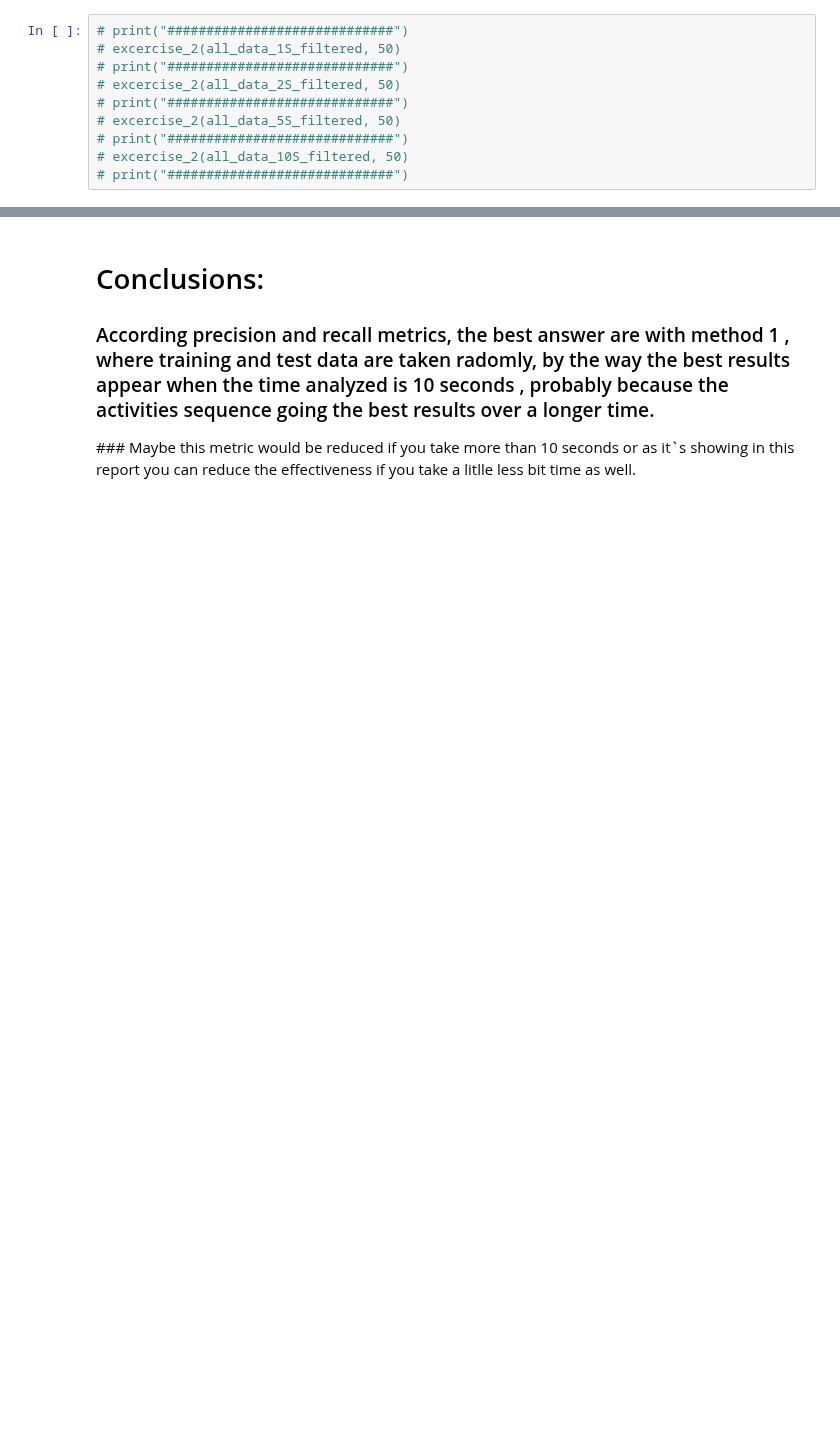
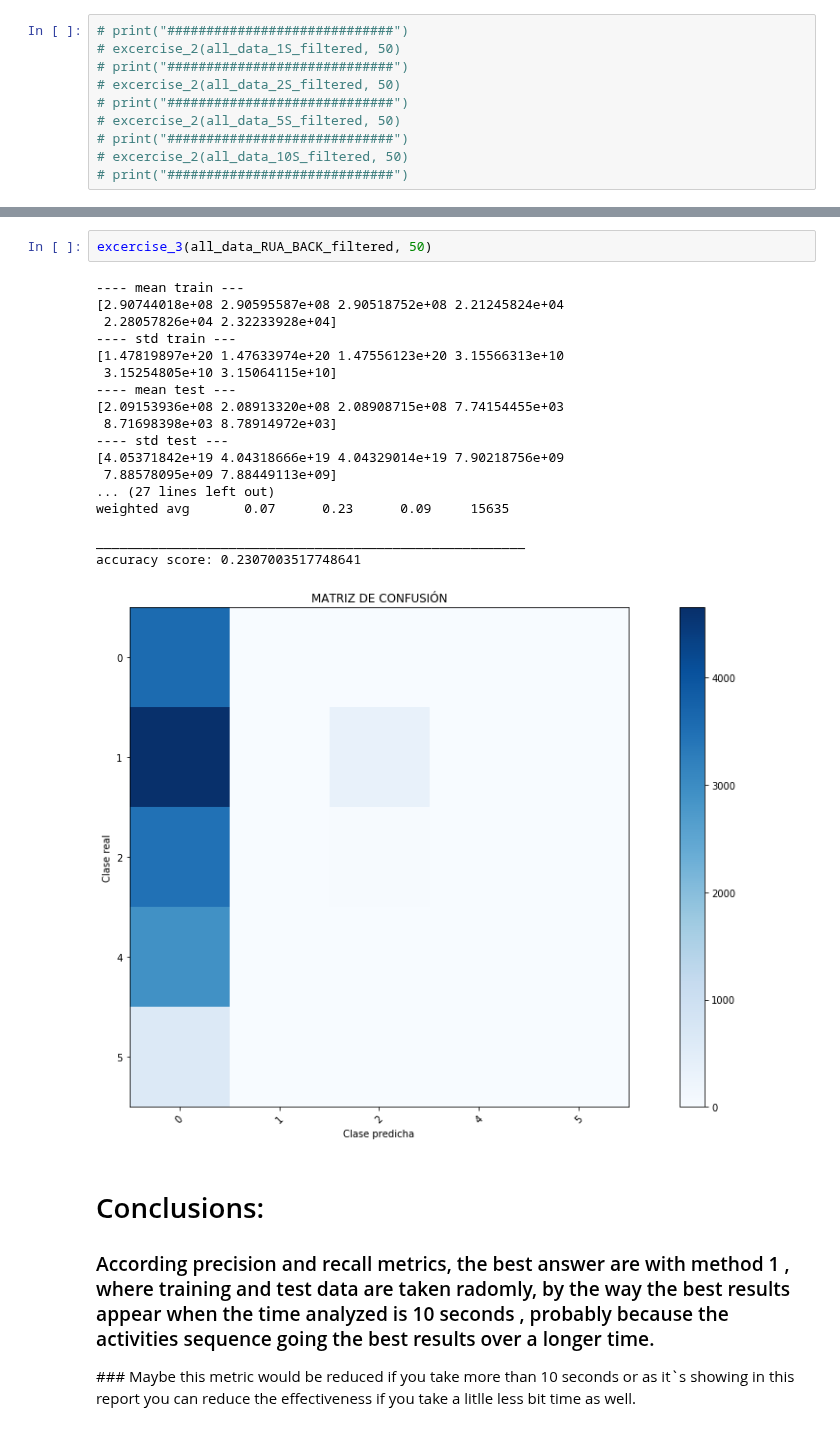
Before and after one commit to jormartin77/opportunity, a Jupyter notebook: opportunity-Taller2.ipynb, the cells around one changed output, grey strips where cells are left out. Saved outputs shown, nothing was run; the diff lists cells and outputs as text; blank space fills up the shorter version.

```diff
--- a/opportunity-Taller2.ipynb
+++ b/opportunity-Taller2.ipynb
@@ -649,6 +745,27 @@ accuracy score: 0.3905340582027502
 #############################
 [figure]
 [figure]
+# %%
+excercise_3(all_data_RUA_BACK_filtered, 50)
+# %% [output]
+---- mean train ---
+[2.90744018e+08 2.90595587e+08 2.90518752e+08 2.21245824e+04
+ 2.28057826e+04 2.32233928e+04]
+---- std train ---
+[1.47819897e+20 1.47633974e+20 1.47556123e+20 3.15566313e+10
+ 3.15254805e+10 3.15064115e+10]
+---- mean test ---
+[2.09153936e+08 2.08913320e+08 2.08908715e+08 7.74154455e+03
+ 8.71698398e+03 8.78914972e+03]
+---- std test ---
+[4.05371842e+19 4.04318666e+19 4.04329014e+19 7.90218756e+09
+ 7.88578095e+09 7.88449113e+09]
+... (27 lines left out)
+weighted avg       0.07      0.23      0.09     15635
+
+_______________________________________________________
+accuracy score: 0.2307003517748641
+[figure, added]
 # %% [markdown]
 # Conclusions:
 
```
Also changed, not shown: parts of 3 cells of this notebook.
